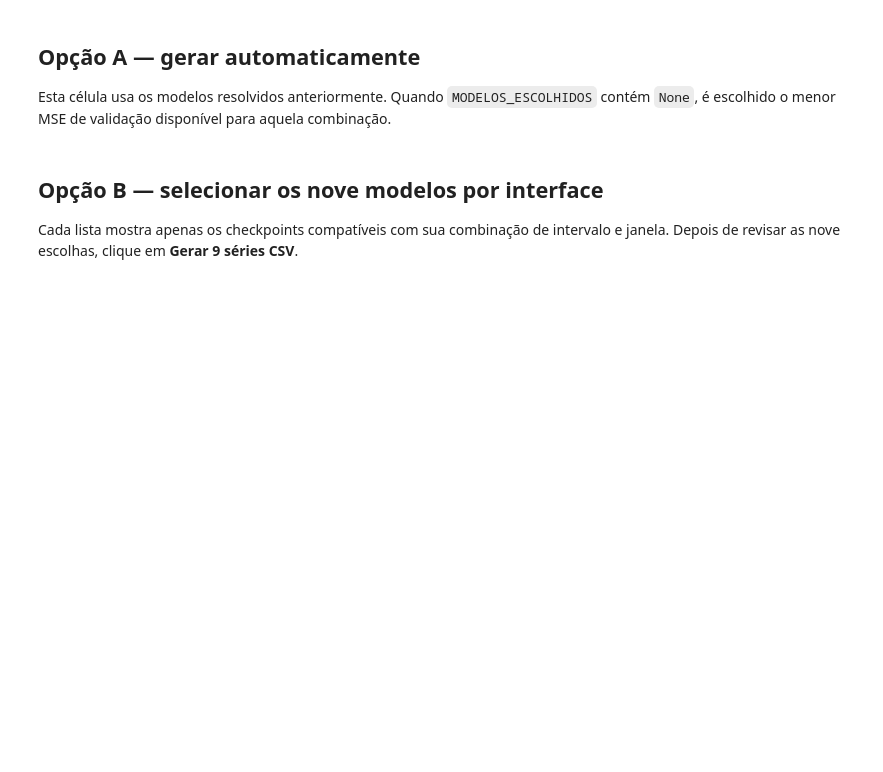
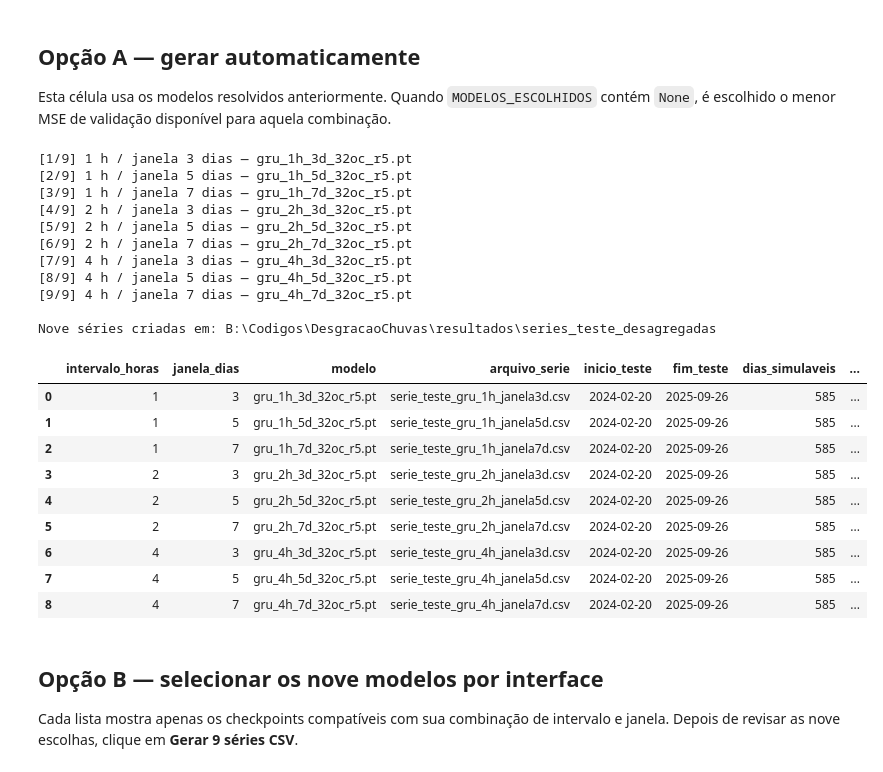
Before and after one commit to romialivbr-eng/Desagrega-o_chuvas, a Jupyter notebook: 04_geracao_series_teste.ipynb, the cells around one changed output. Drawn from its saved outputs; the diff is of its cells as text; code cells hidden in the pictures; blank space fills up the shorter version.

```diff
--- a/04_geracao_series_teste.ipynb
+++ b/04_geracao_series_teste.ipynb
@@ -457,7 +484,29 @@ def gerar_nove_series(selecionados, pasta_saida=PASTA_SAIDA):
 Esta célula usa os modelos resolvidos anteriormente. Quando `MODELOS_ESCOLHIDOS` contém `None`, é escolhido o menor MSE de validação disponível para aquela combinação.
 # %%
 # Descomente e execute para gerar imediatamente os nove CSVs:
-# resumo_series = gerar_nove_series(selecionados)
+resumo_series = gerar_nove_series(selecionados)
+# %% [output]
+[1/9] 1 h / janela 3 dias — gru_1h_3d_32oc_r5.pt
+[2/9] 1 h / janela 5 dias — gru_1h_5d_32oc_r5.pt
+[3/9] 1 h / janela 7 dias — gru_1h_7d_32oc_r5.pt
+[4/9] 2 h / janela 3 dias — gru_2h_3d_32oc_r5.pt
+[5/9] 2 h / janela 5 dias — gru_2h_5d_32oc_r5.pt
+[6/9] 2 h / janela 7 dias — gru_2h_7d_32oc_r5.pt
+[7/9] 4 h / janela 3 dias — gru_4h_3d_32oc_r5.pt
+[8/9] 4 h / janela 5 dias — gru_4h_5d_32oc_r5.pt
+[9/9] 4 h / janela 7 dias — gru_4h_7d_32oc_r5.pt
+
+Nove séries criadas em: B:\Codigos\DesgracaoChuvas\resultados\series_teste_desagregadas
+|  | intervalo_horas | janela_dias | modelo | arquivo_serie | inicio_teste | fim_teste | dias_simulaveis | ... |
+| 0 | 1 | 3 | gru_1h_3d_32oc_r5.pt | serie_teste_gru_1h_janela3d.csv | 2024-02-20 | 2025-09-26 | 585 | ... |
+| 1 | 1 | 5 | gru_1h_5d_32oc_r5.pt | serie_teste_gru_1h_janela5d.csv | 2024-02-20 | 2025-09-26 | 585 | ... |
+| 2 | 1 | 7 | gru_1h_7d_32oc_r5.pt | serie_teste_gru_1h_janela7d.csv | 2024-02-20 | 2025-09-26 | 585 | ... |
+| 3 | 2 | 3 | gru_2h_3d_32oc_r5.pt | serie_teste_gru_2h_janela3d.csv | 2024-02-20 | 2025-09-26 | 585 | ... |
+| 4 | 2 | 5 | gru_2h_5d_32oc_r5.pt | serie_teste_gru_2h_janela5d.csv | 2024-02-20 | 2025-09-26 | 585 | ... |
+| 5 | 2 | 7 | gru_2h_7d_32oc_r5.pt | serie_teste_gru_2h_janela7d.csv | 2024-02-20 | 2025-09-26 | 585 | ... |
+| 6 | 4 | 3 | gru_4h_3d_32oc_r5.pt | serie_teste_gru_4h_janela3d.csv | 2024-02-20 | 2025-09-26 | 585 | ... |
+| 7 | 4 | 5 | gru_4h_5d_32oc_r5.pt | serie_teste_gru_4h_janela5d.csv | 2024-02-20 | 2025-09-26 | 585 | ... |
+| 8 | 4 | 7 | gru_4h_7d_32oc_r5.pt | serie_teste_gru_4h_janela7d.csv | 2024-02-20 | 2025-09-26 | 585 | ... |
 # %% [markdown]
 ## Opção B — selecionar os nove modelos por interface
 
```
Also changed, not shown: parts of 4 cells of this notebook, 2 other files.
